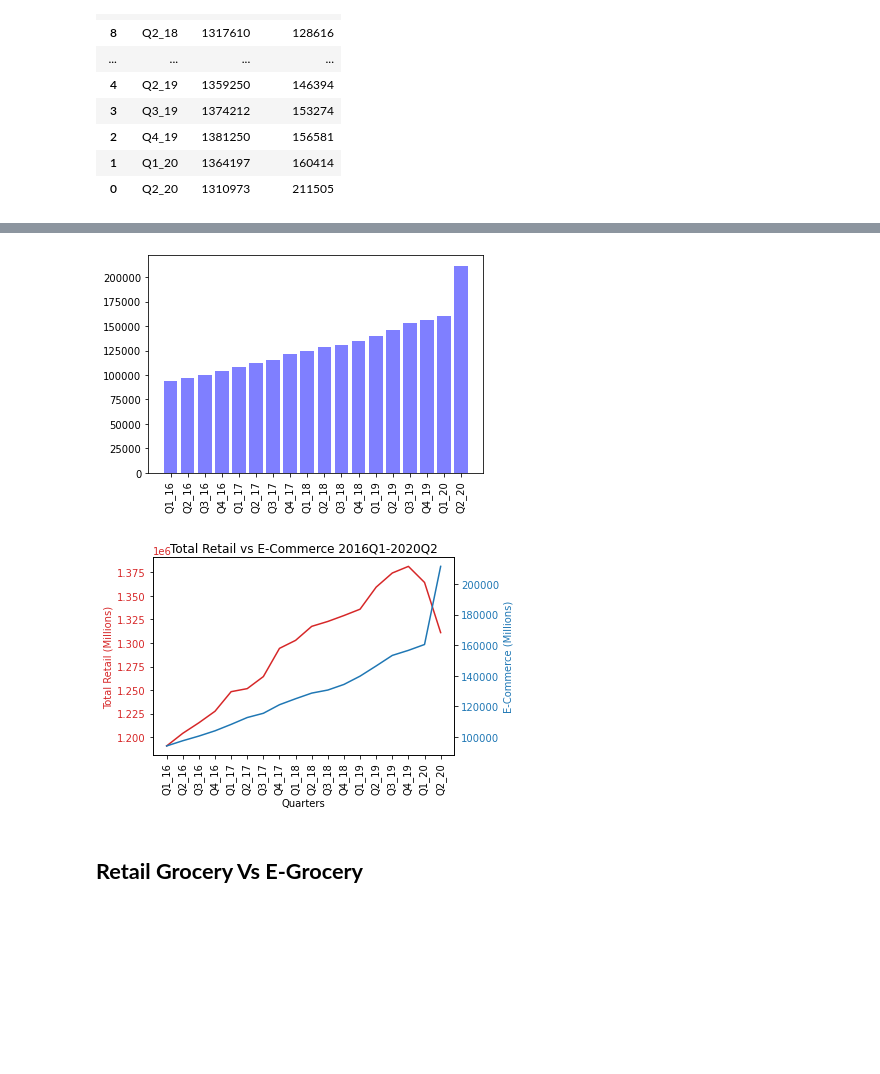
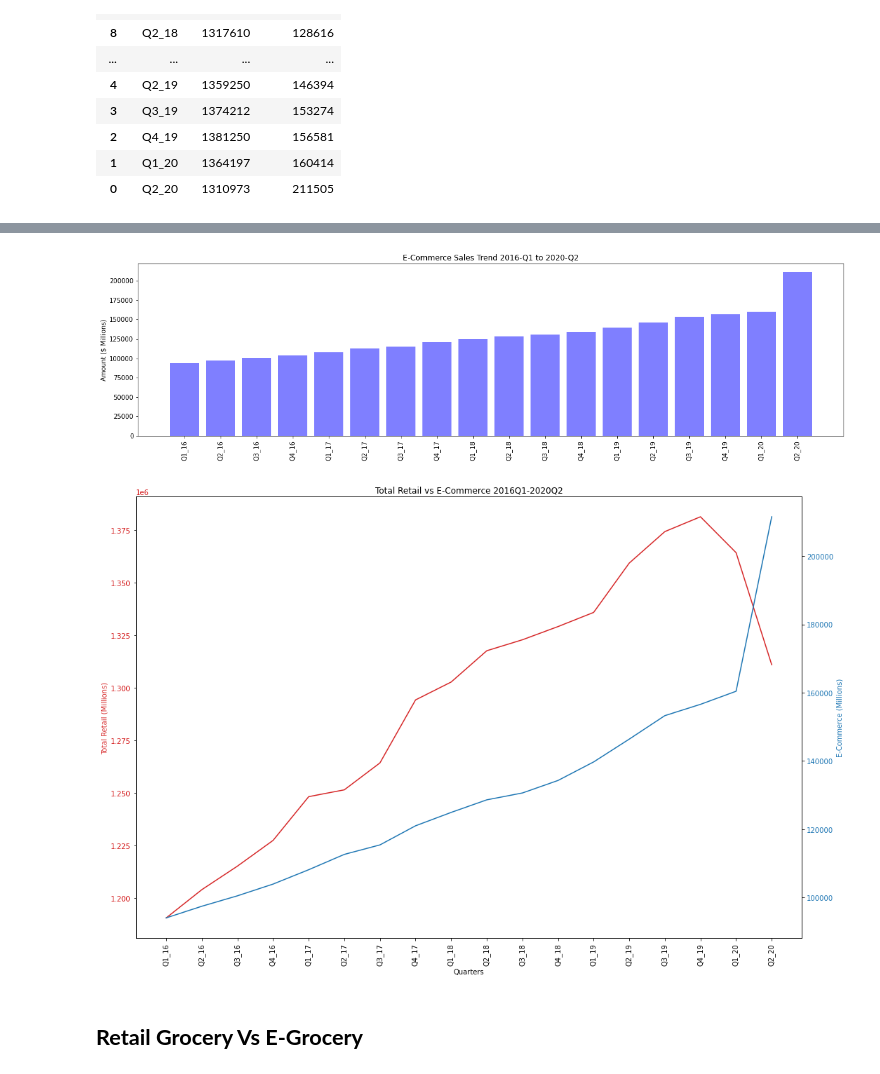
Before and after one commit to LenSin3/Conservatory-cvd19-retail, a Jupyter notebook: covid-retail.ipynb, the cells around one changed output, grey strips where cells are left out. Saved outputs shown, nothing was run; the diff lists cells and outputs as text; code cells hidden in the pictures; blank space fills up the shorter version.

```diff
--- a/covid-retail.ipynb
+++ b/covid-retail.ipynb
@@ -203,12 +283,12 @@ sort_e_com_5
 | 1 | Q1_20 | 1364197 | 160414 |
 | 0 | Q2_20 | 1310973 | 211505 |
 # %%
+plt.rcParams['figure.figsize'] = [20, 5]
+
 sort_e_com_5.plot(kind='bar')
 plt.xticks(rotation=90)
 plt.title('E-Commerce Time Series')
 plt.ylabel('Sales (Millions)')
 plt.xlabel('Quarter')
 plt.show()
-labs = sort_e_com_5['Quarters']
-labs
 # %% [output]
@@ -235,12 +296,16 @@ Name: Quarters, dtype: object
 # %%
+plt.rcParams['figure.figsize'] = [20, 5]
 x_axis = sort_e_com_5['Quarters']
 y_axis = sort_e_com_5['E_Commerce']
 plt.xticks(rotation=90)
+plt.title('E-Commerce Sales Trend 2016-Q1 to 2020-Q2')
+plt.ylabel('Amount ($ Millions)')
 plt.bar(x_axis, y_axis, color='b', alpha=0.5, align="center")
 plt.show()
 # %% [output]
-[figure, old version]
+[figure, new version]
 # %%
+plt.rcParams['figure.figsize'] = [15, 10]
 t = [x for x in labs]
 data1 = sort_e_com_5['Retail Total']
 data2 = sort_e_com_5['E_Commerce']
@@ -268,7 +333,7 @@ ax2.tick_params(axis='y', labelcolor=color)
 fig.tight_layout()
 plt.show()
 # %% [output]
-[figure, old version]
+[figure, new version]
 # %% [markdown]
 ## **Retail Grocery Vs E-Grocery**
 # %% [markdown]
```
Also changed, not shown: parts of 20 cells of this notebook.
